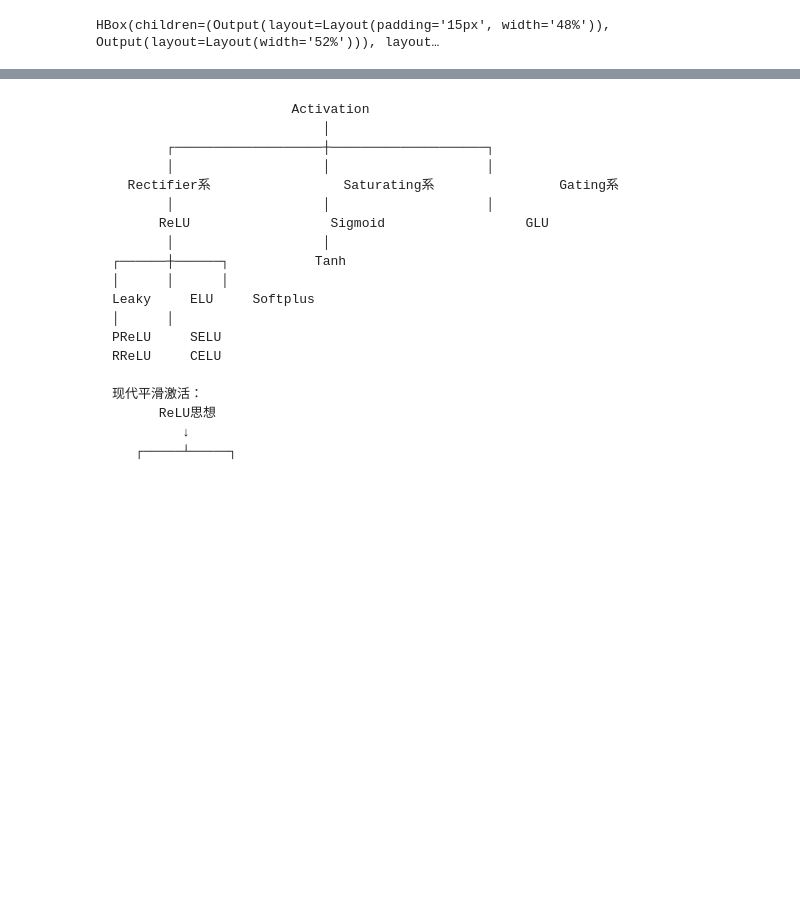
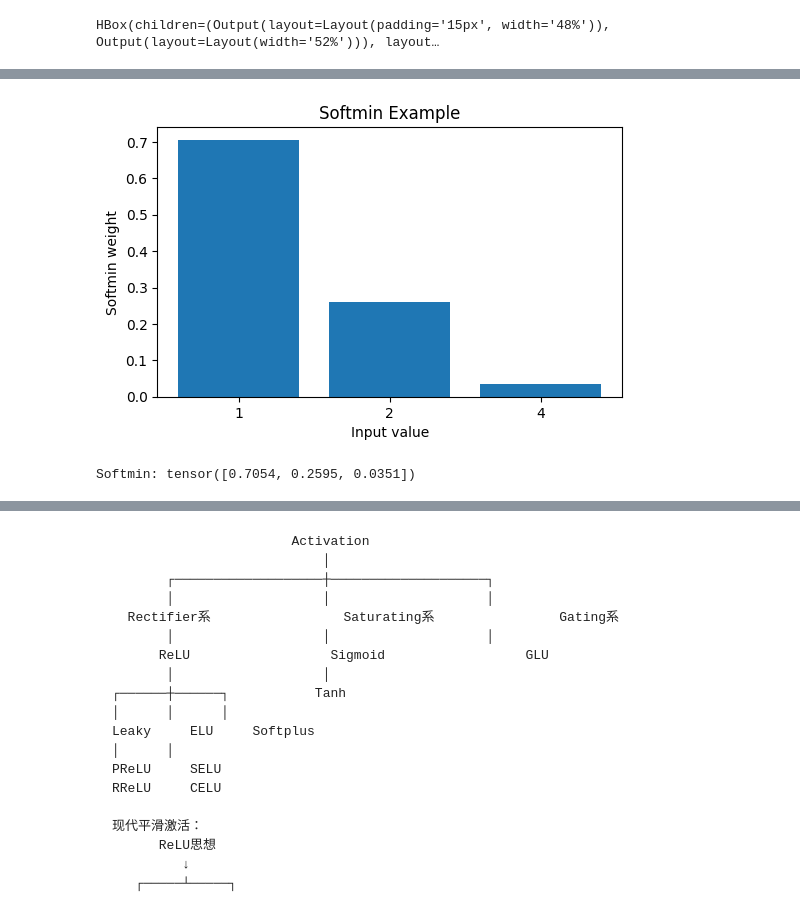
Before and after one commit to zyf-hitsz/PytorchLearning, a Jupyter notebook: 神经网络/非线性激活层/Non_linearActivations .ipynb, the cells around one changed output, grey strips where cells are left out. Saved outputs shown, nothing was run; the diff lists cells and outputs as text; code cells hidden in the pictures; blank space fills up the shorter version.

```diff
--- a/神经网络/非线性激活层/Non_linearActivations .ipynb
+++ b/神经网络/非线性激活层/Non_linearActivations .ipynb
@@ -479,0 +1462,22 @@ HBox(children=(Output(layout=Layout(padding='15px', width='48%')), Output(layout
+# %%
+import torch
+import matplotlib.pyplot as plt
+
+x = torch.tensor([1.0, 2.0, 4.0])
+
+softmin = nn.Softmin(dim=0)
+p = softmin(x)
+
+plt.figure(figsize=(6, 3.5))
+plt.bar(["1", "2", "4"], p.numpy())
+
+plt.xlabel("Input value")
+plt.ylabel("Softmin weight")
+plt.title("Softmin Example")
+
+plt.show()
+
+print("Softmin:", p)
+# %% [output]
+[figure, added]
+Softmin: tensor([0.7054, 0.2595, 0.0351])
```
Also changed, not shown: parts of 36 cells of this notebook.
